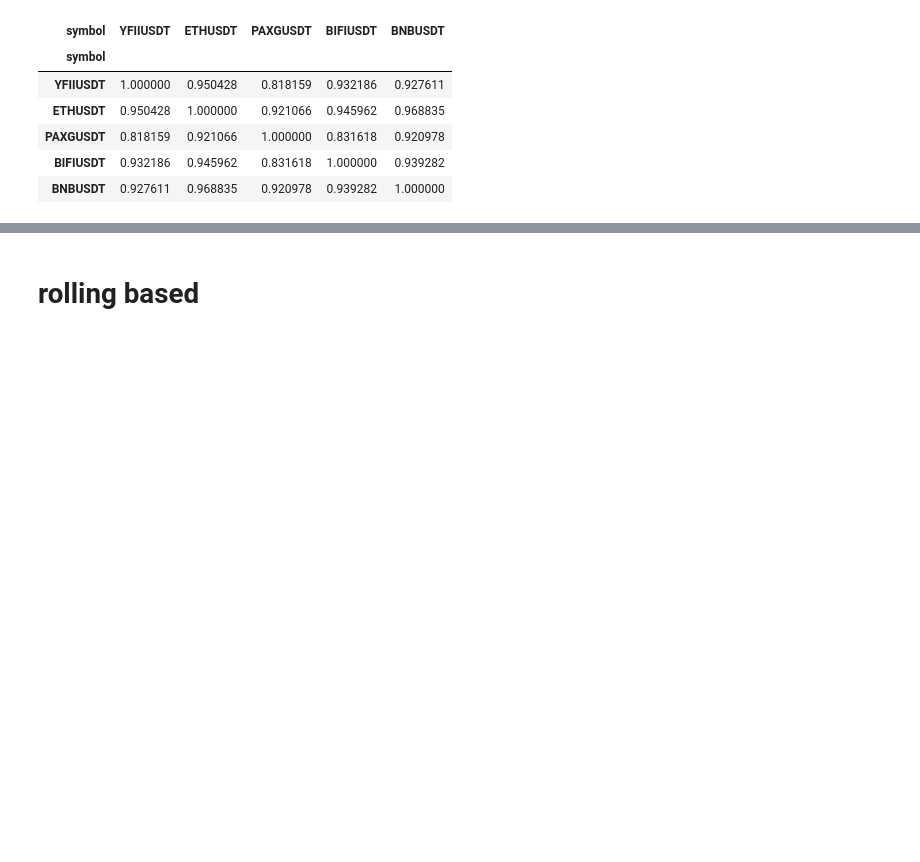
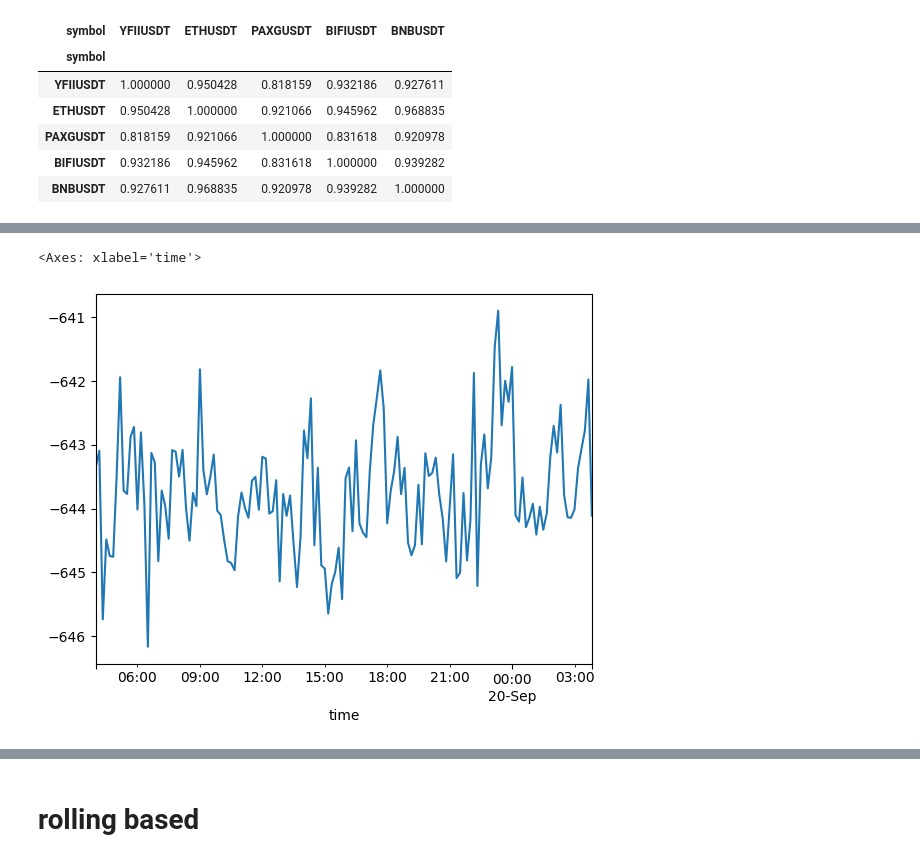
Before and after one commit to sculd/mean_reversal, a Jupyter notebook: var1.ipynb, the cells around one changed output, grey strips where cells are left out. Saved outputs shown, nothing was run; the diff lists cells and outputs as text; code cells hidden in the pictures; blank space fills up the shorter version.

```diff
--- a/var1.ipynb
+++ b/var1.ipynb
@@ -125,2 +112,5 @@ var_predictability_matrix
 # %%
 var_eigen_vals, var_eigen_vecs = np.linalg.eig(var_predictability_matrix)
+
+asc = np.argsort(var_eigen_vals)
+var_eigen_vals, var_eigen_vecs = var_eigen_vals[asc], var_eigen_vecs[:, asc]
@@ -165,0 +136,5 @@ array([0.46782485, 0.84520848, 0.16254804, 0.13209435, 0.15130023])
+# %%
+((df_close_symbols) * var_eigen_vecs[:,0]).sum(axis=1).plot()
+# %% [output]
+<Axes: xlabel='time'>
+[figure, added]
```
Also changed, not shown: parts of 15 cells of this notebook, 1 other file.
